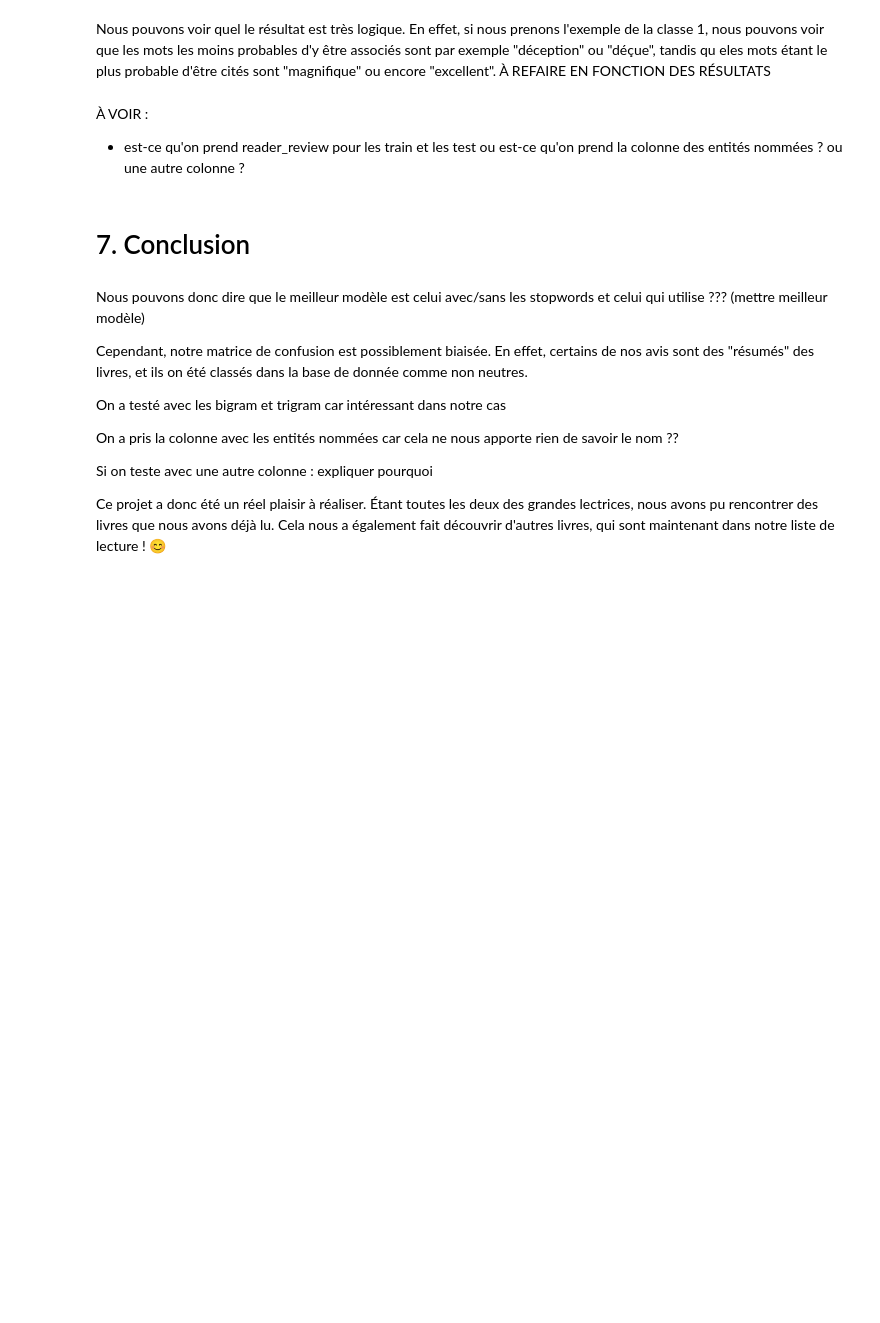
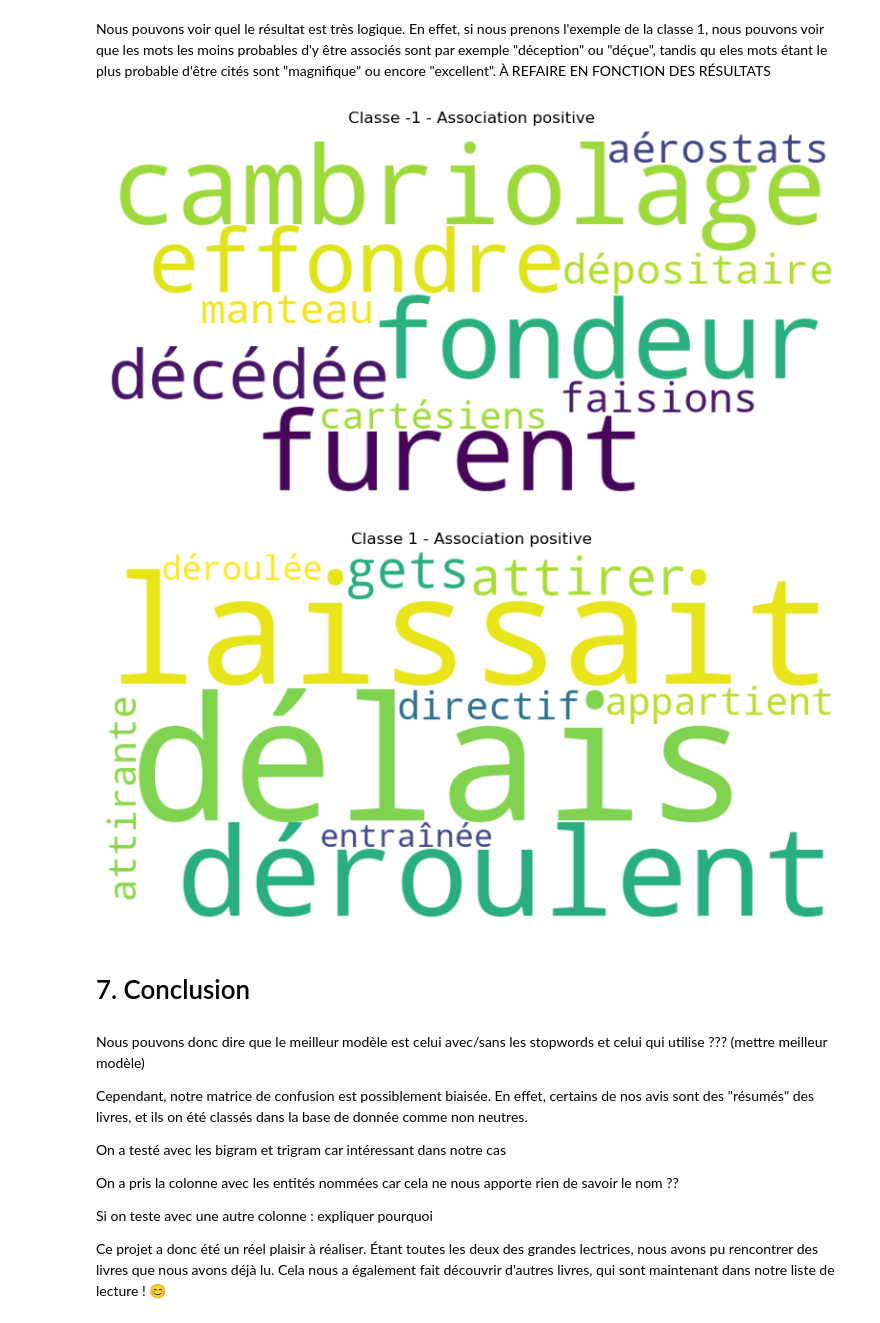
Before and after one commit to clemchsns/projet_langage, a Jupyter notebook: projet final.ipynb, the cells around one changed output. Drawn from its saved outputs; the diff is of its cells as text; code cells hidden in the pictures; blank space fills up the shorter version.

```diff
--- a/projet final.ipynb
+++ b/projet final.ipynb
@@ -931,9 +963,29 @@ print_n_strongly_associated_features(vect_count, model_lr, 10)
 # %% [markdown]
 Nous pouvons voir quel le résultat est très logique. En effet, si nous prenons l'exemple de la classe 1, nous pouvons voir que les mots les moins probables d'y être associés sont par exemple "déception" ou "déçue", tandis qu eles mots étant le plus probable d'être cités sont "magnifique" ou encore "excellent". À REFAIRE EN FONCTION DES RÉSULTATS
-# %% [markdown]
-À VOIR :
-
-- est-ce qu'on prend reader_review pour les train et les test ou est-ce qu'on prend la colonne des entités nommées ? ou une autre colonne ?
+# %%
+from wordcloud import WordCloud
+import matplotlib.pyplot as plt
+
+# Les listes de mots associées à chaque classe
+mots_classe_pos_moins_1 = ['cambriolage', 'fondeur', 'furent', 'effondre', 'décédée', 'dépositaire', 'faisions', 'manteau', 'aérostats', 'cartésiens']
+mots_classe_pos_1 = ['délais','laissait','déroulent','gets','attirer','appartient','attirante','directif','déroulée','entraînée']
+
+# Fonction pour générer le nuage de mots
+def generer_wordcloud(mots, titre):
+    wordcloud = WordCloud(width=800, height=400, background_color='white').generate(' '.join(mots))
+
+    plt.figure(figsize=(10, 5))
+    plt.imshow(wordcloud, interpolation='bilinear')
+    plt.axis('off')
+    plt.title(titre)
+    plt.show()
+
+# Générer les nuages de mots pour chaque classe
+generer_wordcloud(mots_classe_pos_moins_1, "Classe -1 - Association positive")
+generer_wordcloud(mots_classe_pos_1, "Classe 1 - Association positive")
+# %% [output]
+[figure, added]
+[figure, added]
 # %% [markdown]
 # 7. Conclusion
 # %% [markdown]
```
Also changed, not shown: parts of 34 cells of this notebook.
